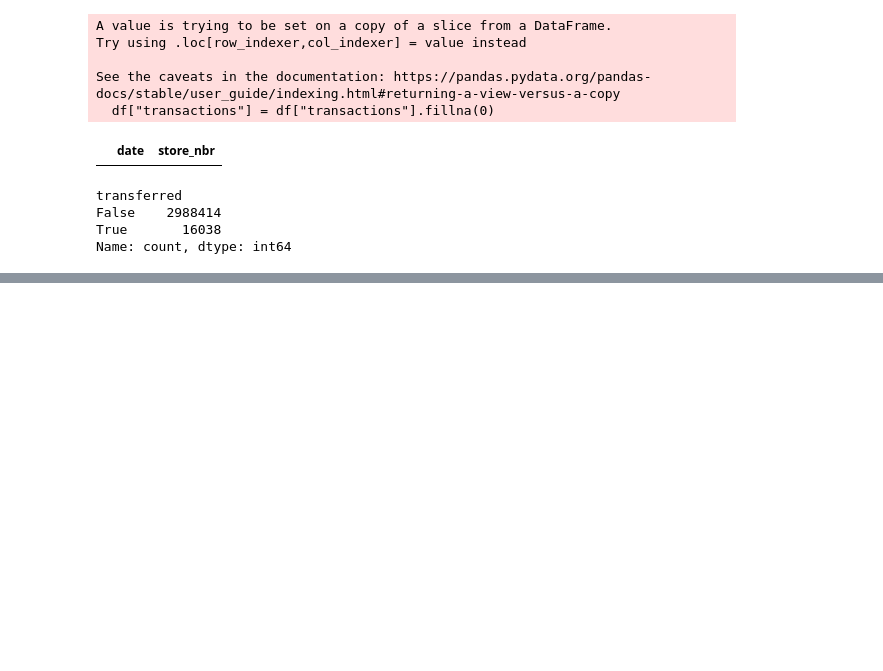
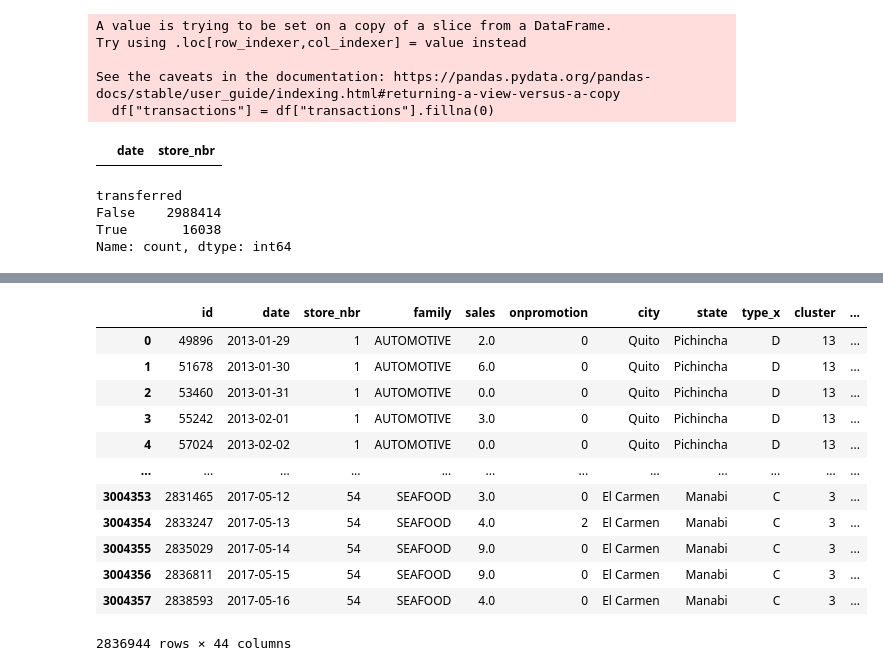
Before and after one commit to Husnain5Khalid/DemandIQ-Smart-demand-forecasting-, a Jupyter notebook: notebooks/feature_engineering.ipynb, the cells around one changed output, grey strips where cells are left out. Saved outputs shown, nothing was run; the diff lists cells and outputs as text; code cells hidden in the pictures; blank space fills up the shorter version.

Commit message:
Time training/validation cretaed

```diff
--- a/notebooks/feature_engineering.ipynb
+++ b/notebooks/feature_engineering.ipynb
@@ -693,0 +719,10 @@ Name: count, dtype: int64
+# %%
+df = df.sort_values(
+    by=["store_nbr", "family", "date"]
+).reset_index(drop=True)
+# %%
+df = df.sort_values(
+    by=["store_nbr", "family", "date"]
+).reset_index(drop=True)
+# %%
+split_date = df["date"].max() - pd.Timedelta(days=90) # mean that we check last 90 days
@@ -693,0 +733,20 @@ Name: count, dtype: int64
+# %%
+train_data = df[df["date"] < split_date].copy()
+
+valid_data = df[df["date"] >= split_date].copy()
+# %%
+train_data
+# %% [output]
+|  | id | date | store_nbr | family | sales | onpromotion | city | state | type_x | cluster | ... |
+| 0 | 49896 | 2013-01-29 | 1 | AUTOMOTIVE | 2.0 | 0 | Quito | Pichincha | D | 13 | ... |
+| 1 | 51678 | 2013-01-30 | 1 | AUTOMOTIVE | 6.0 | 0 | Quito | Pichincha | D | 13 | ... |
+| 2 | 53460 | 2013-01-31 | 1 | AUTOMOTIVE | 0.0 | 0 | Quito | Pichincha | D | 13 | ... |
+| 3 | 55242 | 2013-02-01 | 1 | AUTOMOTIVE | 3.0 | 0 | Quito | Pichincha | D | 13 | ... |
+| 4 | 57024 | 2013-02-02 | 1 | AUTOMOTIVE | 0.0 | 0 | Quito | Pichincha | D | 13 | ... |
+| ... | ... | ... | ... | ... | ... | ... | ... | ... | ... | ... | ... |
+| 3004353 | 2831465 | 2017-05-12 | 54 | SEAFOOD | 3.0 | 0 | El Carmen | Manabi | C | 3 | ... |
+| 3004354 | 2833247 | 2017-05-13 | 54 | SEAFOOD | 4.0 | 2 | El Carmen | Manabi | C | 3 | ... |
+| 3004355 | 2835029 | 2017-05-14 | 54 | SEAFOOD | 9.0 | 0 | El Carmen | Manabi | C | 3 | ... |
+| 3004356 | 2836811 | 2017-05-15 | 54 | SEAFOOD | 9.0 | 0 | El Carmen | Manabi | C | 3 | ... |
+| 3004357 | 2838593 | 2017-05-16 | 54 | SEAFOOD | 4.0 | 0 | El Carmen | Manabi | C | 3 | ... |
+2836944 rows × 44 columns
```
Also changed, not shown: parts of 10 cells of this notebook.
